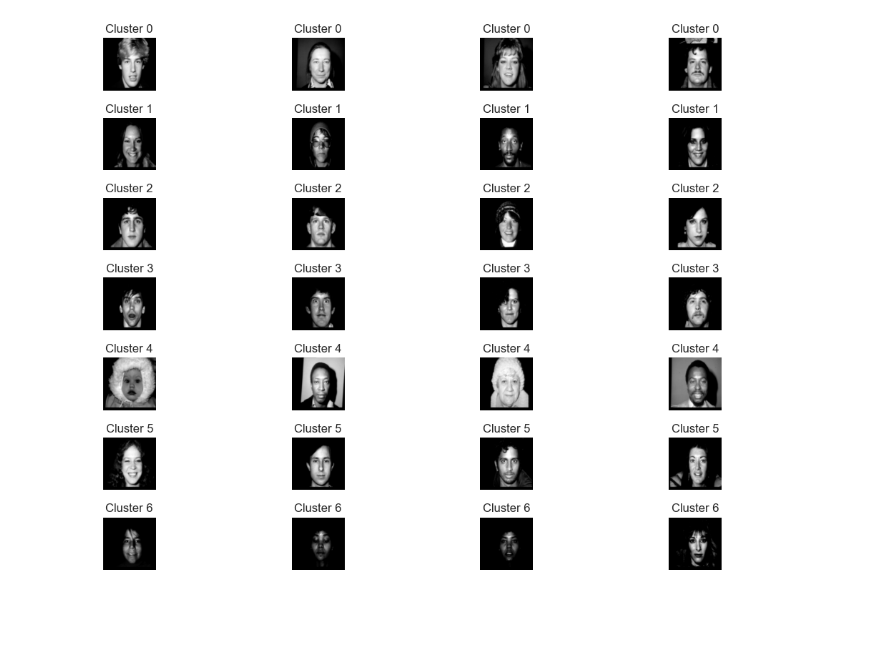
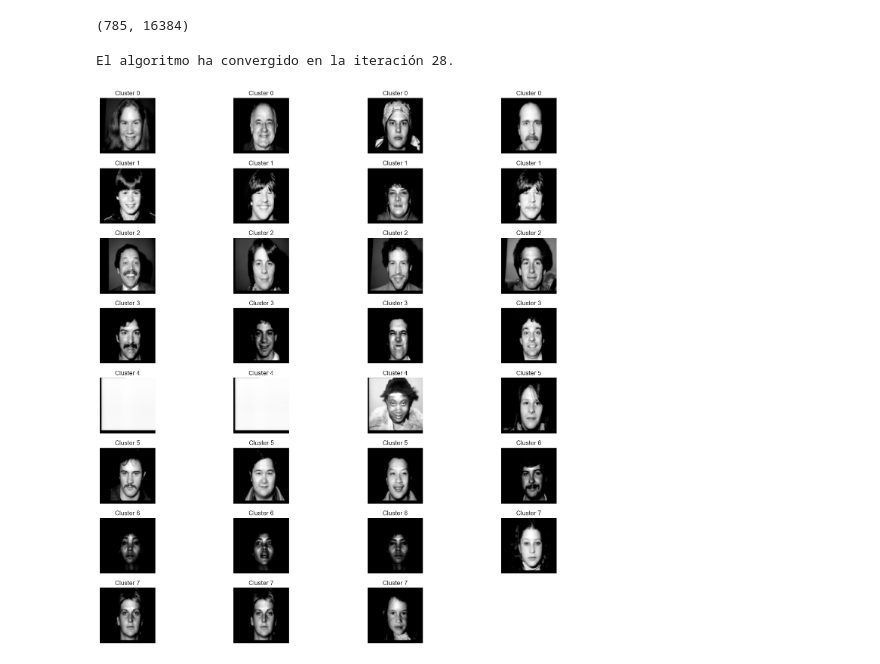
Before and after one commit to MiguelRiosT/Estadistica3_2023-2, a Jupyter notebook: Tarea2/Punto2Kmeans.ipynb, the cells around one changed output. Saved outputs shown, nothing was run; the diff lists cells and outputs as text; code cells hidden in the pictures; blank space fills up the shorter version.

```diff
--- a/Tarea2/Punto2Kmeans.ipynb
+++ b/Tarea2/Punto2Kmeans.ipynb
@@ -49,6 +49,10 @@ for nfile in  os.listdir(d_name):
         X.append(np.array(img).flatten())
 
 X = np.array(X)
+# %%
+X.shape
+# %% [output]
+(785, 16384)
 # %%
 # Reducción de dimensionalidad utilizando PCA para obtener las 5 primeras componentes
 pca = PCA(n_components=5)
@@ -59,7 +63,7 @@ def absolute_distance(point1, point2):
 
 # Algoritmo K-Means sin librerías
 class KMeans:
-    def __init__(self, n_clusters=7, max_iters=100):
+    def __init__(self, n_clusters=8, max_iters=800):
         self.n_clusters = n_clusters
         self.max_iters = max_iters
 
@@ -67,7 +71,7 @@ class KMeans:
         # Inicialización aleatoria de centroides
         self.centroids = X[np.random.choice(X.shape[0], self.n_clusters, replace=False)]
 
-        for _ in range(self.max_iters):
+        for iteration in range(self.max_iters):
             # Asignar puntos al centroide más cercano
             distances = np.array([[absolute_distance(x, c) for c in self.centroids] for x in X])
             labels = np.argmin(distances, axis=1)
@@ -77,6 +81,7 @@ class KMeans:
 
             # Comprobar la convergencia
             if np.all(self.centroids == new_centroids):
+                print(f"El algoritmo ha convergido en la iteración {iteration}.")  # Imprime el número de iteración
                 break
 
             self.centroids = new_centroids
@@ -86,13 +91,15 @@ class KMeans:
         labels = np.argmin(distances, axis=1)
         return labels
 # %%
-kmeans = KMeans(n_clusters=7)
+kmeans = KMeans(n_clusters=8)
 kmeans.fit(X_pca)
 predicted_labels = kmeans.predict(X_pca)
+# %% [output]
+El algoritmo ha convergido en la iteración 28.
 # %%
-# Paso 4: Seleccionar las 4 caras más cercanas al centroide de cada cluster
+#Seleccionar las 4 caras más cercanas al centroide de cada cluster
 selected_faces = []
-for cluster_id in range(7):
+for cluster_id in range(8):
     cluster_indices = np.where(predicted_labels == cluster_id)[0]
     cluster_centroid = kmeans.centroids[cluster_id]
 
@@ -103,16 +110,14 @@ for cluster_id in range(7):
     sorted_indices = np.argsort(distances_to_centroid)
     selected_faces.extend(cluster_indices[sorted_indices[:4]])
 # %%
-# Paso 5: Visualizar y describir las caras seleccionadas
-import matplotlib.pyplot as plt
-
-plt.figure(figsize=(12, 8))
+#Visualizar y describir las caras seleccionadas
+plt.figure(figsize=(15, 15))
 for i, face_idx in enumerate(selected_faces):
-    plt.subplot(7, 4, i + 1)
+    plt.subplot(8, 4, i + 1)
     plt.imshow(X[face_idx].reshape(128, 128), cmap='gray')  # Usar X en lugar de data
     plt.title(f'Cluster {predicted_labels[face_idx]}')
     plt.axis('off')
 plt.tight_layout()
 plt.show()
 # %% [output]
-[figure, old version]
+[figure, new version]
```
